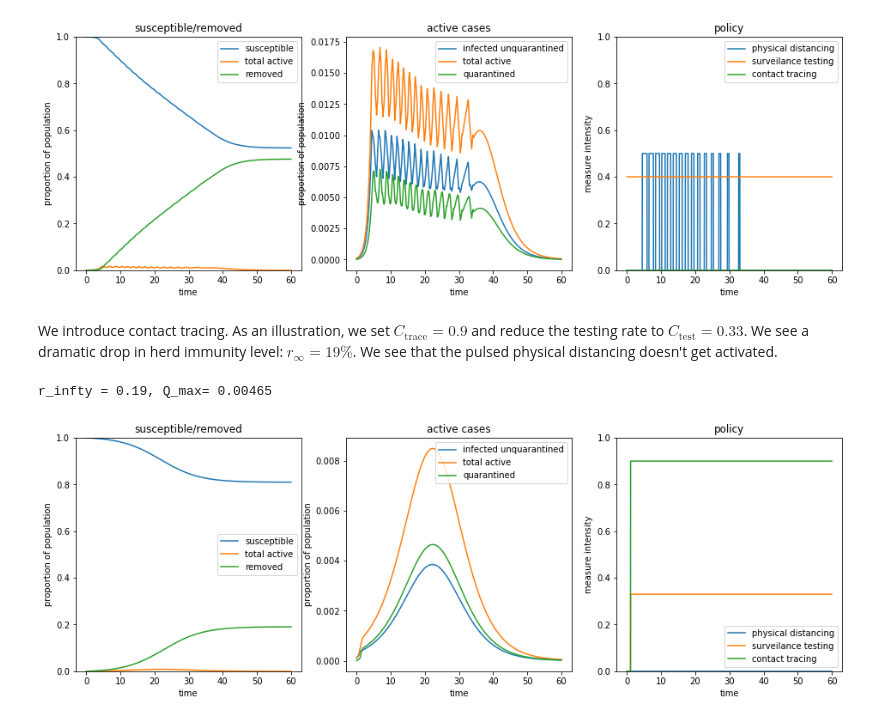
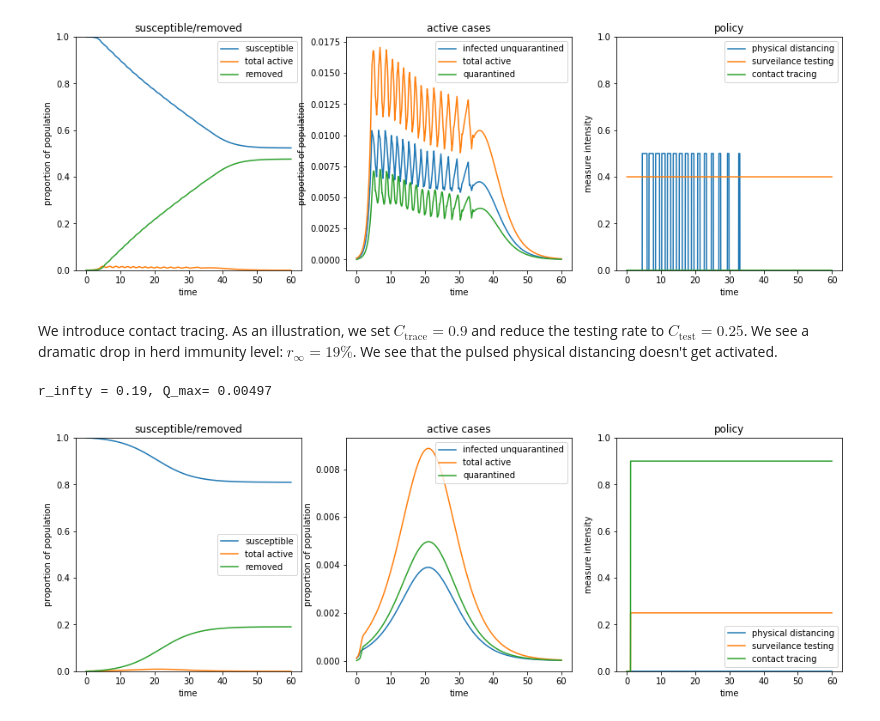
Before and after one commit to nbruin/SIR_tracing, a Jupyter notebook: discrete_time_model.ipynb, the cells around one changed output. Cells and saved outputs as stored; diff of their text form; code cells hidden in the pictures.

Commit message:
correct rather crucial typo in contact tracing code

```diff
--- a/discrete_time_model.ipynb
+++ b/discrete_time_model.ipynb
@@ -174,7 +174,7 @@ class simulation:
         #the ones added earlier in the loop.
         for dT in range(self.N-1,-1,-1):
             for age in range(dT,self.N):
-                Qnew[age-dT]+=self.betaprime(T-dT)[age-dT]*Qnew[age]*C_trace
+                Qnew[dT]+=self.betaprime(T-dT)[age-dT]*Qnew[age]*C_trace
         IT=[i-q for i,q in zip(IT,Qnew)]
         QT=[v+q for v,q in zip(QT,Qnew)]
         s-=Inew
@@ -343,24 +343,24 @@ print("r_infty = {:3.3}, Q_max= {:3.3}".format(max(S._r),max( map(sum,S._Q))))
 r_infty = 0.476, Q_max= 0.00726
 [figure]
 # %% [markdown]
-We introduce contact tracing. As an illustration, we set $C_\text{trace}=0.9$ and reduce the testing rate to $C_\text{test}=0.33$. We see a dramatic drop in herd immunity level: $r_\infty=19\%$. We see that the pulsed physical distancing doesn't get activated.
+We introduce contact tracing. As an illustration, we set $C_\text{trace}=0.9$ and reduce the testing rate to $C_\text{test}=0.25$. We see a dramatic drop in herd immunity level: $r_\infty=19\%$. We see that the pulsed physical distancing doesn't get activated.
 # %%
 def policy(sim,t):
     C_contact=1
     C_test=0
     C_trace=0
     N=sim.N; T=int(N*t)
     if sum(sim.Q(T)) > 0.005:
         C_contact=0.5
     if t>1:
-        C_test=0.33
+        C_test=0.25
         C_trace=0.9
 
     return (C_contact,C_test,C_trace)
 
 S=simulation(30,beta_dist,q_dist,0.0001,policy=policy)
 _=S.time_plots(60)
 print("r_infty = {:3.3}, Q_max= {:3.3}".format(max(S._r),max( map(sum,S._Q))))
 # %% [output]
-r_infty = 0.19, Q_max= 0.00465
+r_infty = 0.19, Q_max= 0.00497
-[figure, old version]
+[figure, new version]
```
